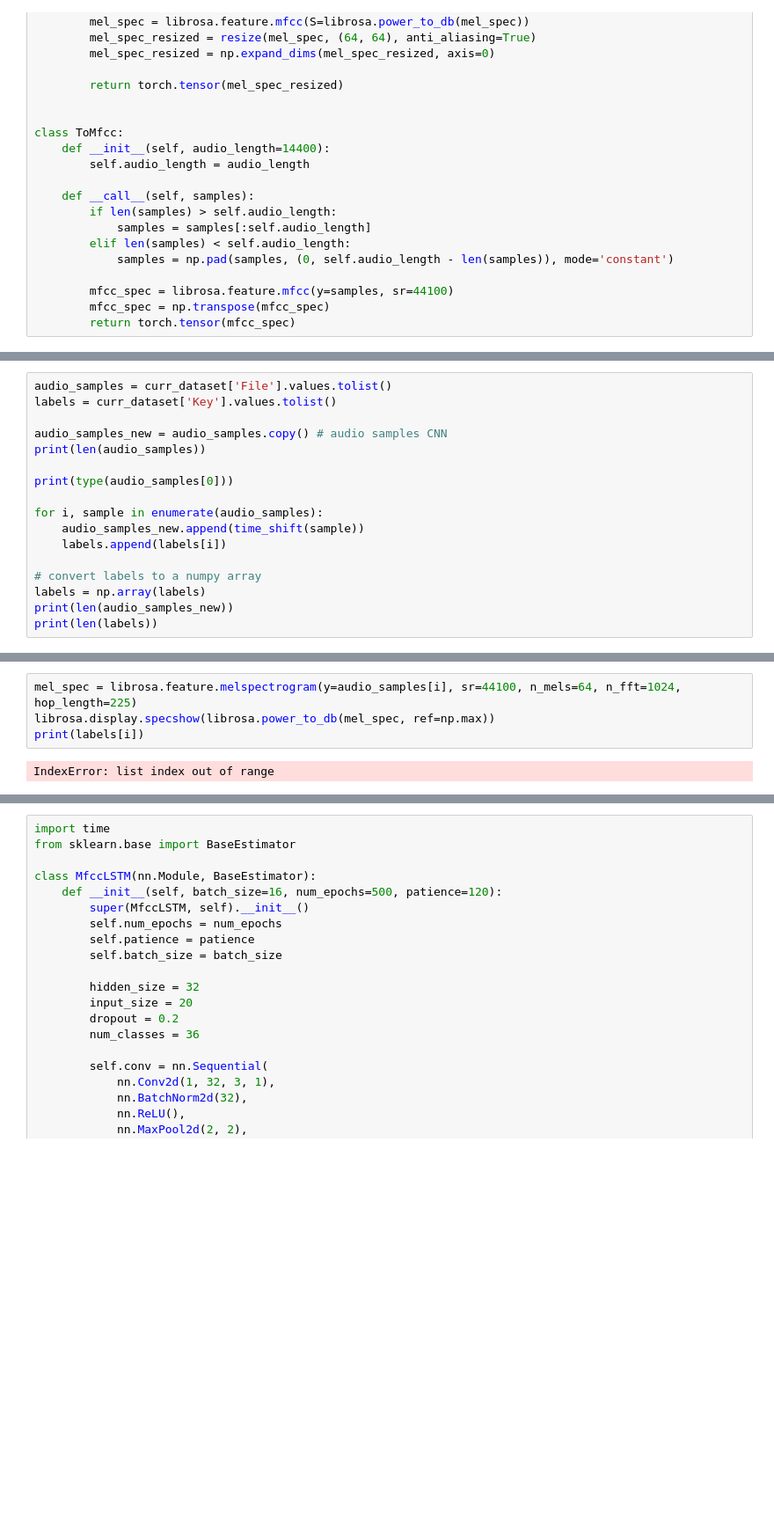
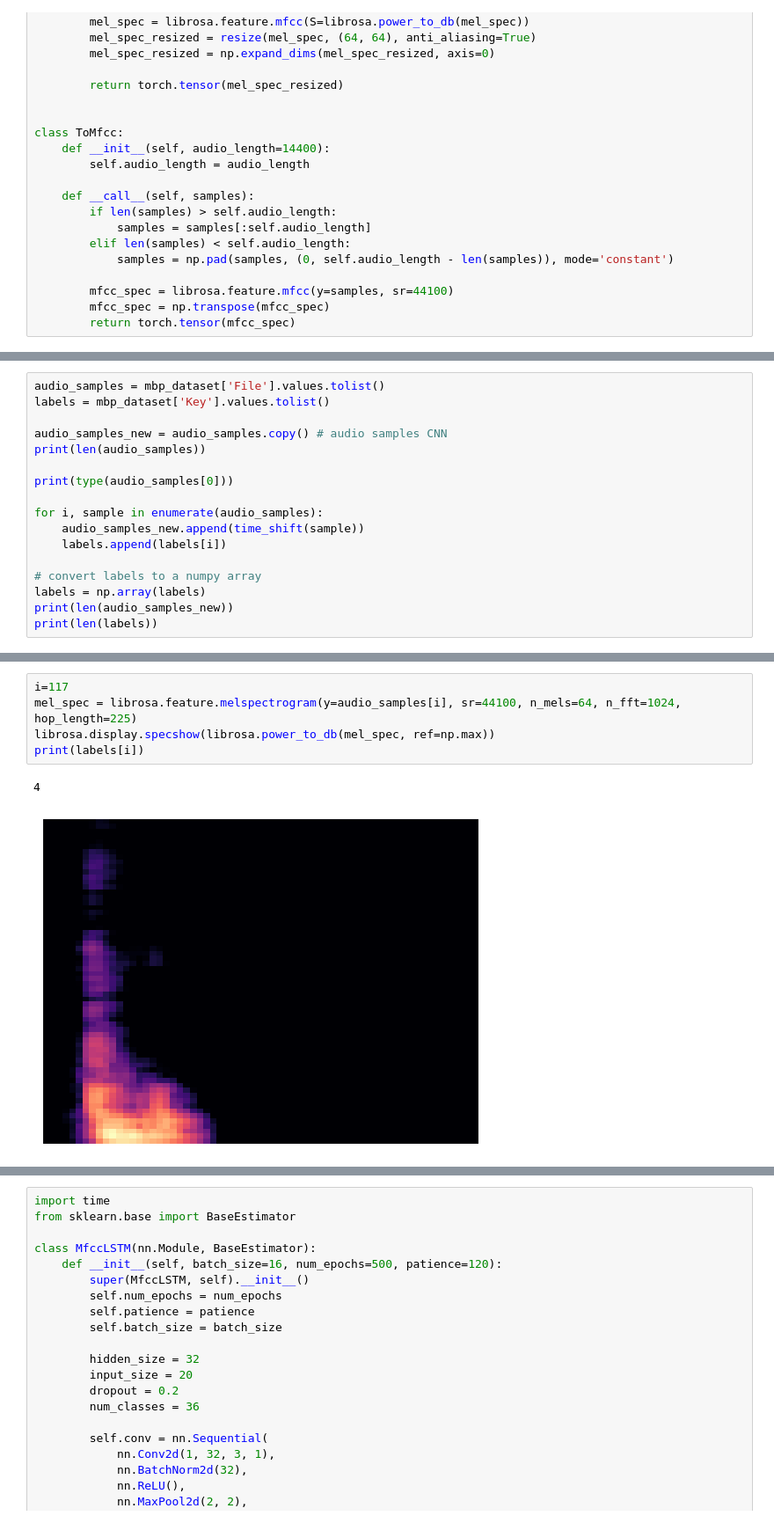
Before and after one commit to blondiedies/Binary-class, a Jupyter notebook: ClassificationCNN/FromScratch.ipynb, the cells around one changed output, grey strips where cells are left out. Shown at 88% size. Drawn from its saved outputs; the diff is of its cells as text; blank space fills up the shorter version.

```diff
--- a/ClassificationCNN/FromScratch.ipynb
+++ b/ClassificationCNN/FromScratch.ipynb
@@ -550,6 +590,6 @@ transform_mfcc = Compose([ToMfcc(12000)])
 # %%
-audio_samples = curr_dataset['File'].values.tolist()
-labels = curr_dataset['Key'].values.tolist()
+audio_samples = mbp_dataset['File'].values.tolist()
+labels = mbp_dataset['Key'].values.tolist()
 
 audio_samples_new = audio_samples.copy() # audio samples CNN
 print(len(audio_samples))
@@ -586,9 +628,11 @@ for i in range(len(audio_samples_new)):
 # %%
+i=117
 mel_spec = librosa.feature.melspectrogram(y=audio_samples[i], sr=44100, n_mels=64, n_fft=1024, hop_length=225)
 librosa.display.specshow(librosa.power_to_db(mel_spec, ref=np.max))
 print(labels[i])
 # %% [output]
-IndexError: list index out of range
+4
+[figure, added]
 # %%
 # check for lengths of datasets
 len(audioDatasetMfcc), len(audioDatasetMfcc + audioDatasetMfccMasking), len(audioDatasetFin), len(audioDatasetFin + audioDatasetFinMasking)
```
Also changed, not shown: parts of 41 cells of this notebook.
